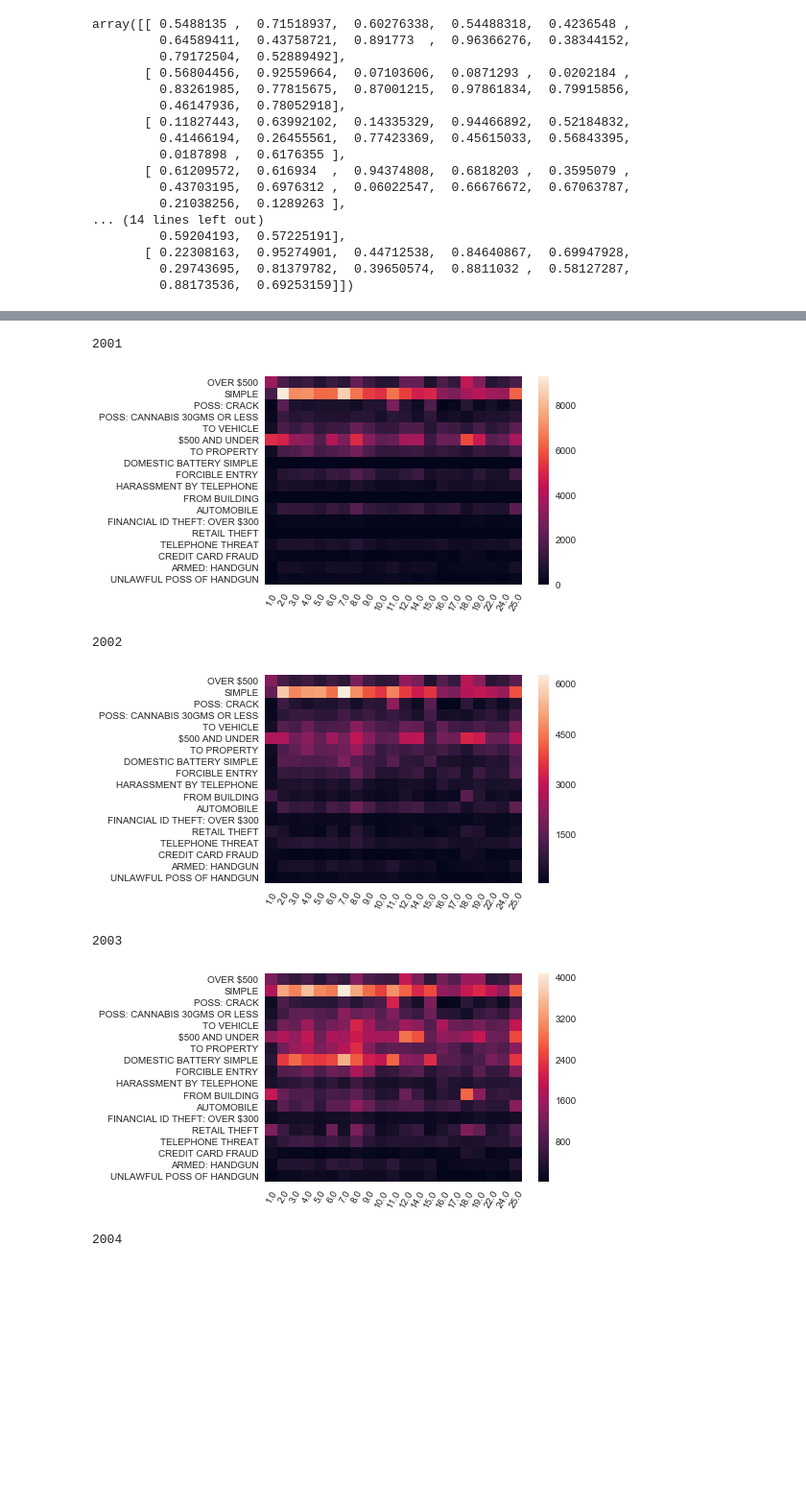
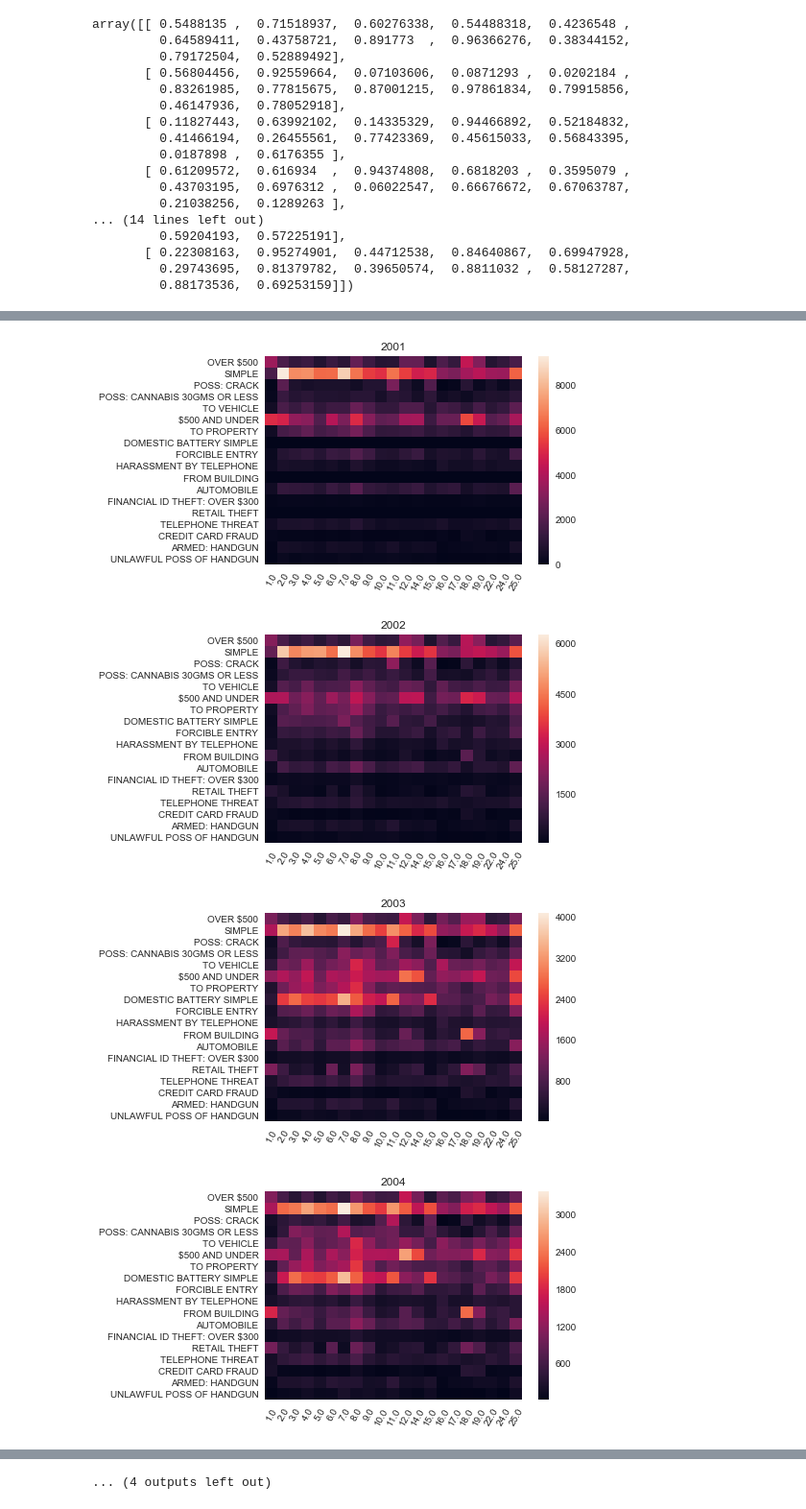
Before and after one commit to g1isgone/Unsupervised-MachineLearning, a Jupyter notebook: finalProject/Identifying Patterns in Centroids.ipynb, the cells around one changed output, grey strips where cells are left out. Shown at 96% size. Cells and saved outputs as stored; diff of their text form; code cells hidden in the pictures; blank space fills up the shorter version.

Commit message:
more heatmaps

```diff
--- a/finalProject/Identifying Patterns in Centroids.ipynb
+++ b/finalProject/Identifying Patterns in Centroids.ipynb
@@ -384,12 +384,15 @@ def frequencyMaker(df, columnList, rowList, columnName, rowName):
 def freqHeatMap(freqInfo, columnList, rowList):
     sns.heatmap(freqInfo, xticklabels = columnList, yticklabels = rowList)
     plt.xticks(rotation=60)
+# %%
+def freqMapMaker(columnList, rowList, columnName, rowName, localPath, fileTypeClusters):
+    allFreqInfo = {}
+    for year in range(2001, 2017, 1):
+        datasetFilePath = localPath+str(year)+fileTypeClusters
+        clusterDf = pd.read_csv(datasetFilePath)
+        freqInfo = frequencyMaker(clusterDf, columnList, rowList, columnName, rowName)
+        allFreqInfo[year] = freqInfo
+
+    return allFreqInfo
 # %%
 fileTypeClusters = "_10clusters.csv"
-# %%
-allFreqInfo = {}
-for year in range(2001, 2017, 1):
-    datasetFilePath = localPath+str(year)+fileTypeClusters
-    clusterDf = pd.read_csv(datasetFilePath)
-    freqInfo = frequencyMaker(clusterDf, uniqueDistricts, uniqueCrimes, 'District', 'Description')
-    allFreqInfo[year] = freqInfo
@@ -397,0 +399,2 @@ Columns (2) have mixed types. Specify dtype option on import or set low_memory=F
+# %%
+districtCrimesMap = freqMapMaker(uniqueDistricts,  uniqueCrimes, 'District', 'Description', localPath, fileTypeClusters)
@@ -398,6 +403,10 @@ Columns (2) have mixed types. Specify dtype option on import or set low_memory=F
 # %%
 for year in range(2001, 2017, 1):
-    freqHeatMap(allFreqInfo[year], uniqueDistricts, uniqueCrimes)
-    print(year)
+    freqHeatMap(districtCrimesMap[year], uniqueDistricts, uniqueCrimes)
+    plt.title(year)
     plt.show(year)
 # %% [output]
+[figure, new version]
+[figure, new version]
+[figure, new version]
+[figure, new version]
@@ -404,7 +421 @@ for year in range(2001, 2017, 1):
-2001
+... (4 outputs left out)
-[figure, old version]
-2002
-[figure, old version]
-2003
-[figure, old version]
-2004
```
Also changed, not shown: parts of 7 cells of this notebook.
